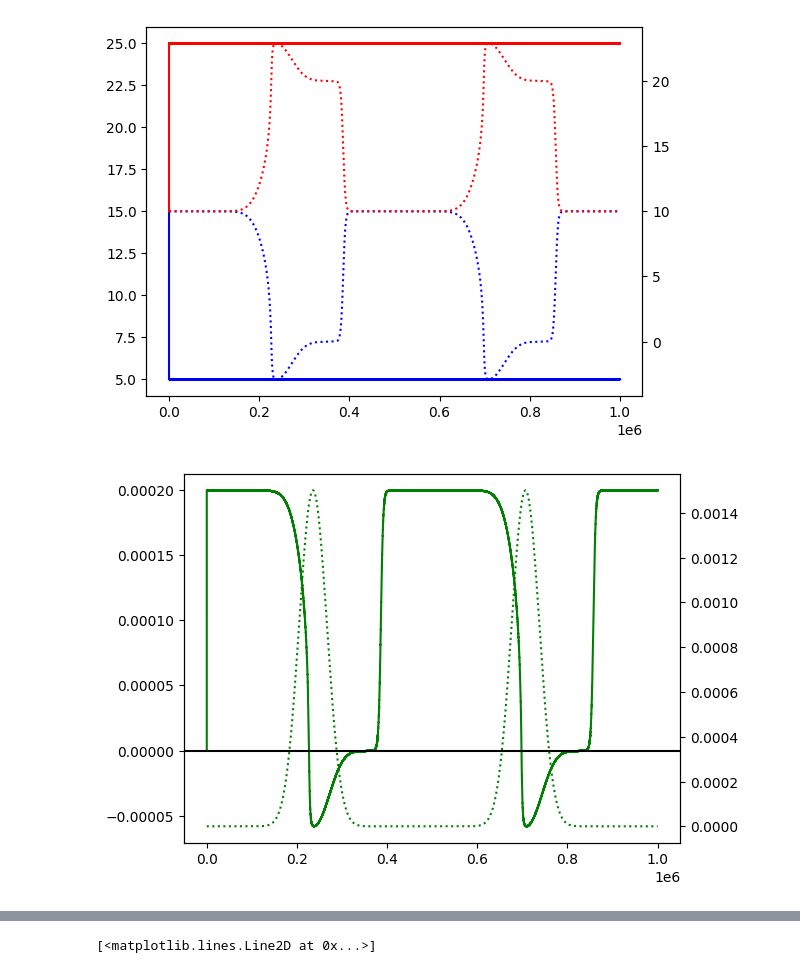
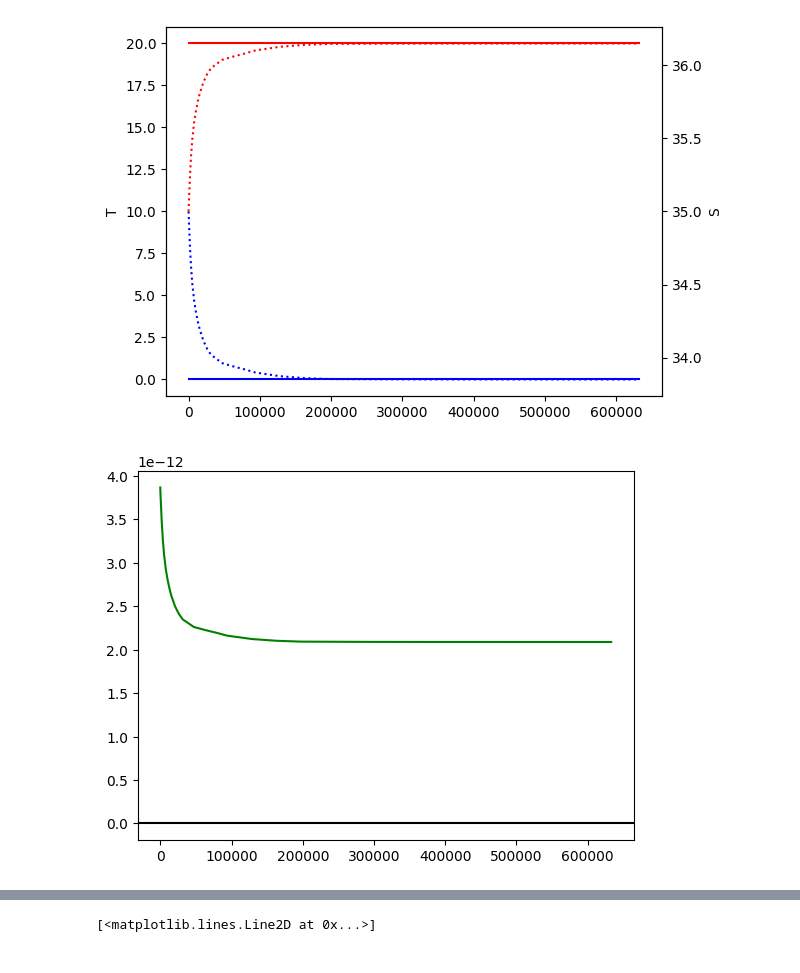
Before and after one commit to astro-pavan/kamino, a Jupyter notebook: notebooks/stommel_test.ipynb, the cells around one changed output, grey strips where cells are left out. Drawn from its saved outputs; the diff is of its cells as text; code cells hidden in the pictures.

```diff
--- a/notebooks/stommel_test.ipynb
+++ b/notebooks/stommel_test.ipynb
@@ -3,17 +3,17 @@ import numpy as np
 from scipy.integrate import solve_ivp
 import matplotlib.pyplot as plt
 # %%
-rho0 = 1
-alpha = 0.01
-beta = 0.01
+rho0 = 1035
+alpha = 2e-4
+beta = 8e-4
 
-T1a = 5
-T2a = 25
+T1a = 0
+T2a = 20
 
 eta = 0.005
 
-tau_atm = 1
-tau_cir = 1000
+tau_atm = 24 * 3600
+tau_cir = 1e6
 # %%
 def f_eta(t):
     # return 0.0015 * np.cos(t/2e4)**2
@@ -27,7 +82,7 @@ def dYdt(t, Y):
 
     T1, T2, S1, S2 = Y
 
-    dT = T2 - T2
+    dT = T2 - T1
     dS = S2 - S1
 
     psi = (rho(T1, S1) - rho(T2, S2)) / (rho0 * tau_cir)
@@ -35,39 +90,45 @@ def dYdt(t, Y):
     dT1dt = np.abs(psi) * dT + (T1a - T1) / tau_atm
     dT2dt = - np.abs(psi) * dT + (T2a - T2) / tau_atm
 
-    dS1dt = np.abs(psi) * dS - f_eta(t)
-    dS2dt = - np.abs(psi) * dS + f_eta(t)
+    evap = 4.8e-12
+
+    dS1dt = np.abs(psi) * dS - evap
+    dS2dt = - np.abs(psi) * dS + evap
 
     return np.array([dT1dt, dT2dt, dS1dt, dS2dt])
 # %%
-Y0 = (15, 15, 10, 10)
-sol = solve_ivp(dYdt, (0, 1e6), Y0)
+Y0 = (T1a, T2a, 35, 35)
+sol = solve_ivp(dYdt, (0, 2e13), Y0, method='LSODA')
 T1, T2, S1, S2 = sol.y
 t = sol.t
 
+t = t / 3.16e7
+
 psi = (rho(T1, S1) - rho(T2, S2)) / (rho0 * tau_cir)
 # %%
 fig, ax = plt.subplots()
 
 ax.plot(t, T1, 'b-')
 ax.plot(t, T2, 'r-')
+ax.set_ylabel('T')
 ax2 = ax.twinx()
 ax2.plot(t, S1, 'b:')
 ax2.plot(t, S2, 'r:')
+ax2.set_ylabel('S')
 
 plt.show()
 # %% [output]
-[figure, old version]
+[figure, new version]
 # %%
 fig, ax = plt.subplots()
 
 ax.plot(t, psi, 'g-')
 ax.axhline(0, color='black')
 
-ax2 = ax.twinx()
+# ax2 = ax.twinx()
 
-ax2.plot(t, f_eta(t), 'g:')
+# x2.plot(t, f_eta(t), 'g:')
 
 plt.show()
 # %% [output]
-[figure, old version]
+[figure, new version]
```
Also changed, not shown: parts of 5 cells of this notebook, 6 other files.
